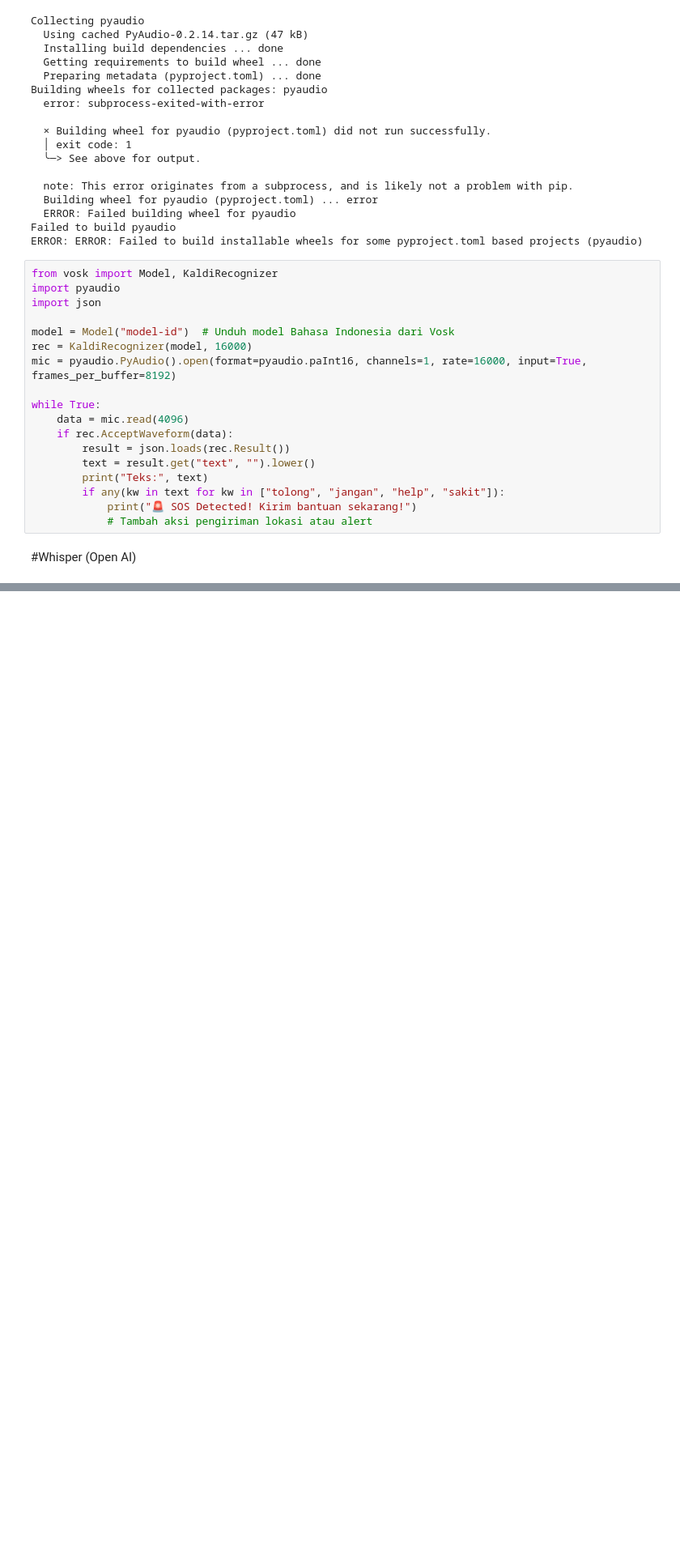
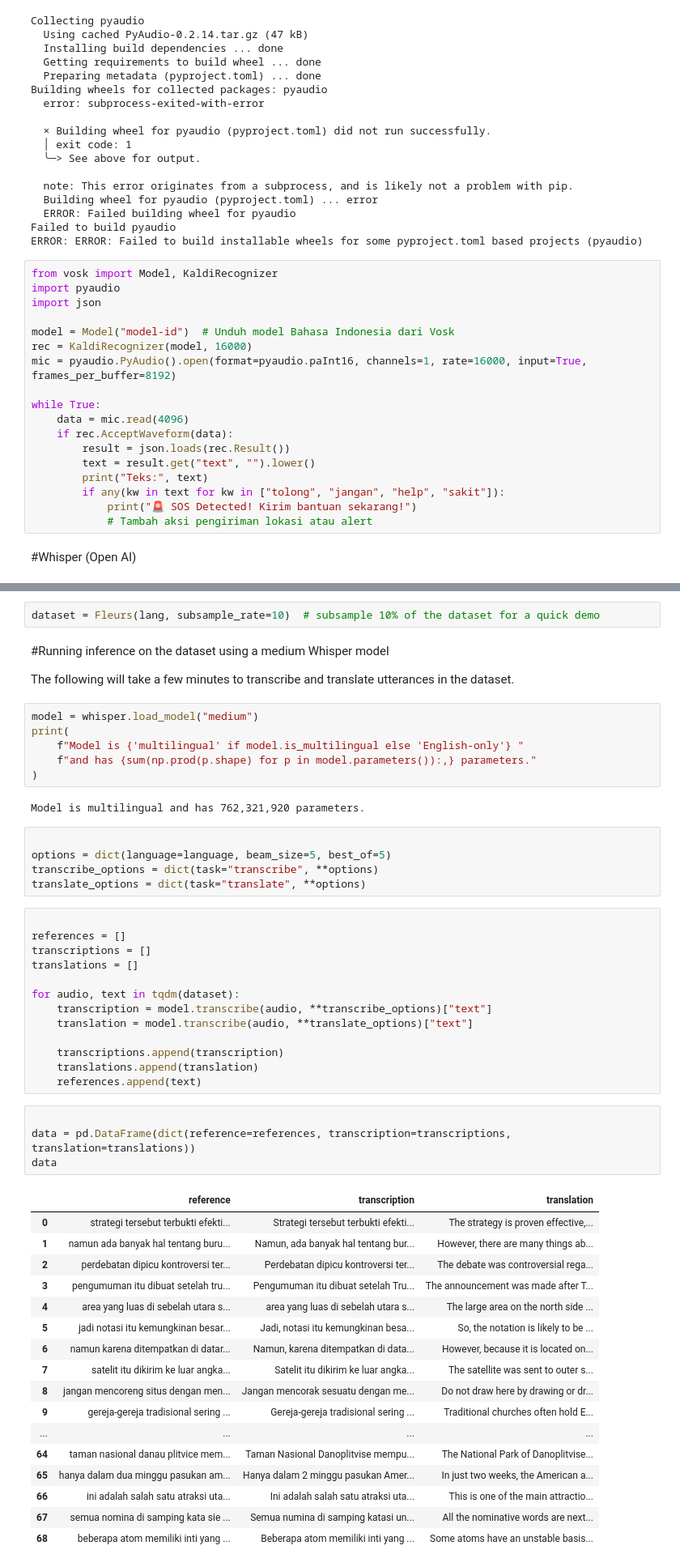
Before and after one commit to fadel11-hub/Tim-Coba-Coba, a Jupyter notebook: Audio_To_Text.ipynb, the cells around one changed output, grey strips where cells are left out. Shown at 81% size. Drawn from its saved outputs; the diff is of its cells as text; blank space fills up the shorter version.

```diff
--- a/Audio_To_Text.ipynb
+++ b/Audio_To_Text.ipynb
@@ -91,0 +299,54 @@ print(result["text"])
+# %%
+dataset = Fleurs(lang, subsample_rate=10)  # subsample 10% of the dataset for a quick demo
+# %% [markdown]
+#Running inference on the dataset using a medium Whisper model
+
+The following will take a few minutes to transcribe and translate utterances in the dataset.
+# %%
+model = whisper.load_model("medium")
+print(
+    f"Model is {'multilingual' if model.is_multilingual else 'English-only'} "
+    f"and has {sum(np.prod(p.shape) for p in model.parameters()):,} parameters."
+)
+# %% [output]
+Model is multilingual and has 762,321,920 parameters.
+# %%
+
+options = dict(language=language, beam_size=5, best_of=5)
+transcribe_options = dict(task="transcribe", **options)
+translate_options = dict(task="translate", **options)
+# %%
+
+references = []
+transcriptions = []
+translations = []
+
+for audio, text in tqdm(dataset):
+    transcription = model.transcribe(audio, **transcribe_options)["text"]
+    translation = model.transcribe(audio, **translate_options)["text"]
+
+    transcriptions.append(transcription)
+    translations.append(translation)
+    references.append(text)
+# %%
+
+data = pd.DataFrame(dict(reference=references, transcription=transcriptions, translation=translations))
+data
+# %% [output]
+|  | reference | transcription | translation |
+| 0 | strategi tersebut terbukti efekti... | Strategi tersebut terbukti efekti... | The strategy is proven effective,... |
+| 1 | namun ada banyak hal tentang buru... | Namun, ada banyak hal tentang bur... | However, there are many things ab... |
+| 2 | perdebatan dipicu kontroversi ter... | Perdebatan dipicu kontroversi ter... | The debate was controversial rega... |
+| 3 | pengumuman itu dibuat setelah tru... | Pengumuman itu dibuat setelah Tru... | The announcement was made after T... |
+| 4 | area yang luas di sebelah utara s... | area yang luas di sebelah utara s... | The large area on the north side ... |
+| 5 | jadi notasi itu kemungkinan besar... | Jadi, notasi itu kemungkinan besa... | So, the notation is likely to be ... |
+| 6 | namun karena ditempatkan di datar... | Namun, karena ditempatkan di data... | However, because it is located on... |
+| 7 | satelit itu dikirim ke luar angka... | Satelit itu dikirim ke luar angka... | The satellite was sent to outer s... |
+| 8 | jangan mencoreng situs dengan men... | Jangan mencorak sesuatu dengan me... | Do not draw here by drawing or dr... |
+| 9 | gereja-gereja tradisional sering ... | Gereja-gereja tradisional sering ... | Traditional churches often hold E... |
+| ... | ... | ... | ... |
+| 64 | taman nasional danau plitvice mem... | Taman Nasional Danoplitvise mempu... | The National Park of Danoplitvise... |
+| 65 | hanya dalam dua minggu pasukan am... | Hanya dalam 2 minggu pasukan Amer... | In just two weeks, the American a... |
+| 66 | ini adalah salah satu atraksi uta... | Ini adalah salah satu atraksi uta... | This is one of the main attractio... |
+| 67 | semua nomina di samping kata sie ... | Semua numina di samping katasi un... | All the nominative words are next... |
+| 68 | beberapa atom memiliki inti yang ... | Beberapa atom memiliki inti yang ... | Some atoms have an unstable basis... |
```
Also changed, not shown: parts of 15 cells of this notebook.
